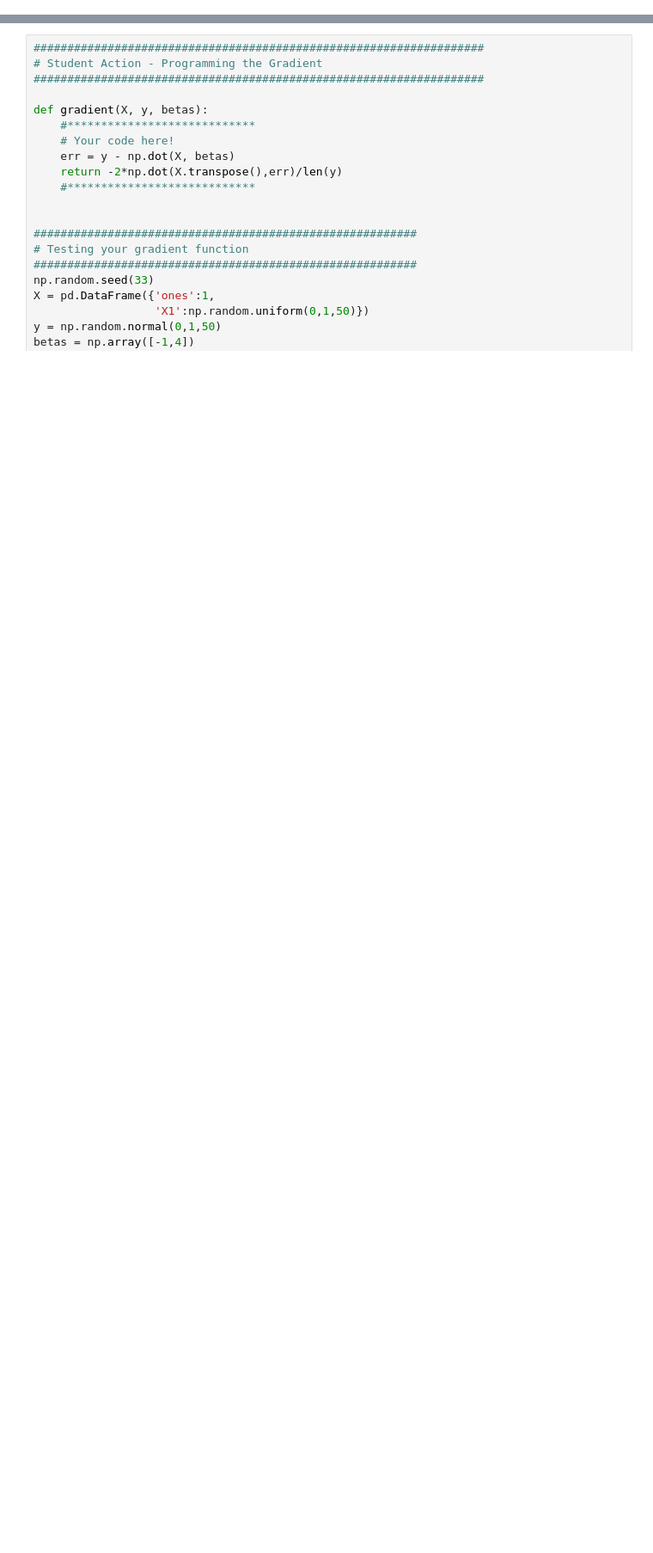
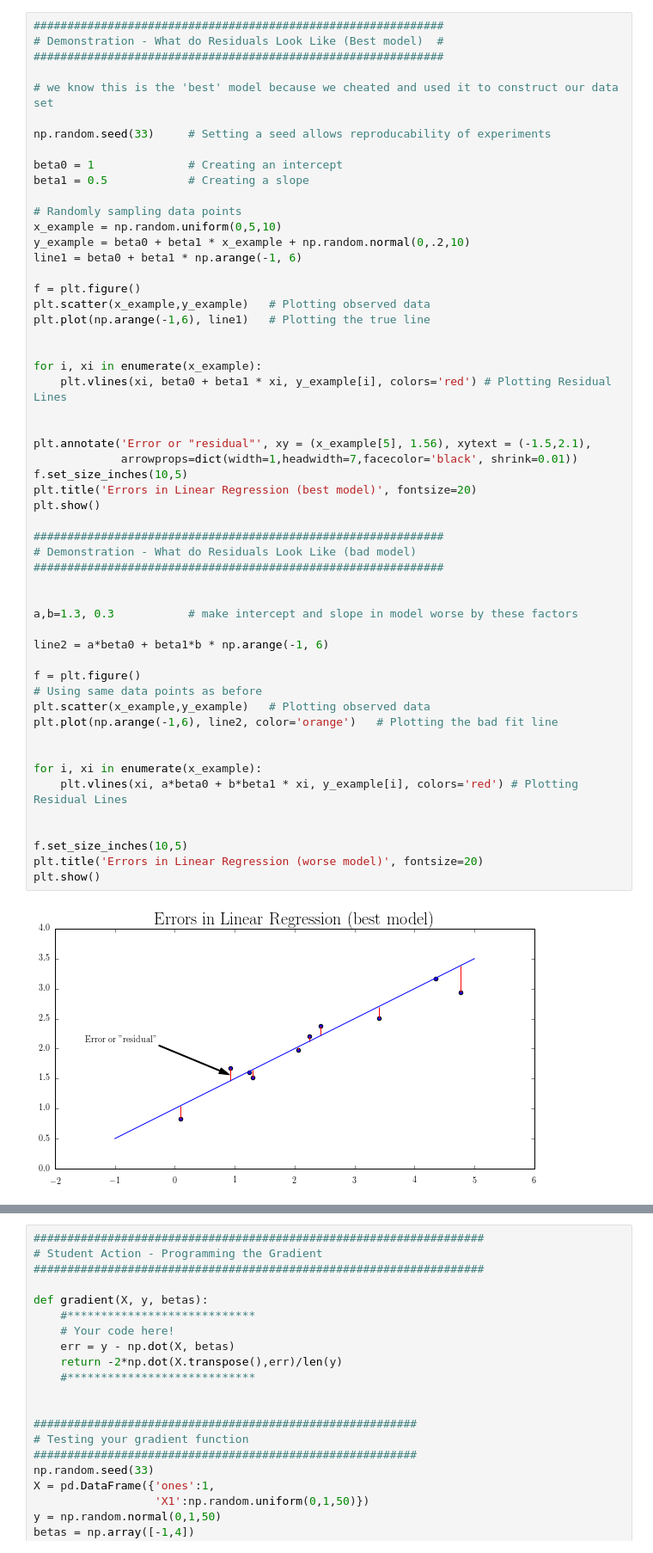
Before and after one commit to UCIDataScienceInitiative/PredictiveModeling_withPython, a Jupyter notebook: Solutions/Session 1 - Solutions.ipynb, the cells around one changed output, grey strips where cells are left out. Shown at 86% size. Drawn from its saved outputs; the diff is of its cells as text; blank space fills up the shorter version.

```diff
--- a/Solutions/Session 1 - Solutions.ipynb
+++ b/Solutions/Session 1 - Solutions.ipynb
@@ -357,0 +302,56 @@ Loss(\beta) &=& \frac{1}{N}\mathbf{(Y - X\beta)^T (Y - X\beta)} \\
+# %%
+#############################################################
+# Demonstration - What do Residuals Look Like (Best model)  #
+#############################################################
+
+# we know this is the 'best' model because we cheated and used it to construct our data set
+
+np.random.seed(33)     # Setting a seed allows reproducability of experiments
+
+beta0 = 1              # Creating an intercept
+beta1 = 0.5            # Creating a slope
+
+# Randomly sampling data points
+x_example = np.random.uniform(0,5,10)
+y_example = beta0 + beta1 * x_example + np.random.normal(0,.2,10)
+line1 = beta0 + beta1 * np.arange(-1, 6)
+
+f = plt.figure()
+plt.scatter(x_example,y_example)   # Plotting observed data
+plt.plot(np.arange(-1,6), line1)   # Plotting the true line
+
+
+for i, xi in enumerate(x_example):
+    plt.vlines(xi, beta0 + beta1 * xi, y_example[i], colors='red') # Plotting Residual Lines
+
+
+plt.annotate('Error or "residual"', xy = (x_example[5], 1.56), xytext = (-1.5,2.1),
+             arrowprops=dict(width=1,headwidth=7,facecolor='black', shrink=0.01))
+f.set_size_inches(10,5)
+plt.title('Errors in Linear Regression (best model)', fontsize=20)
+plt.show()
+
+#############################################################
+# Demonstration - What do Residuals Look Like (bad model)
+#############################################################
+
+
+a,b=1.3, 0.3           # make intercept and slope in model worse by these factors
+
+line2 = a*beta0 + beta1*b * np.arange(-1, 6)
+
+f = plt.figure()
+# Using same data points as before
+plt.scatter(x_example,y_example)   # Plotting observed data
+plt.plot(np.arange(-1,6), line2, color='orange')   # Plotting the bad fit line
+
+
+for i, xi in enumerate(x_example):
+    plt.vlines(xi, a*beta0 + b*beta1 * xi, y_example[i], colors='red') # Plotting Residual Lines
+
+
+f.set_size_inches(10,5)
+plt.title('Errors in Linear Regression (worse model)', fontsize=20)
+plt.show()
+# %% [output]
+[figure, added]
```
Also changed, not shown: parts of 57 cells of this notebook, 4 other files.
